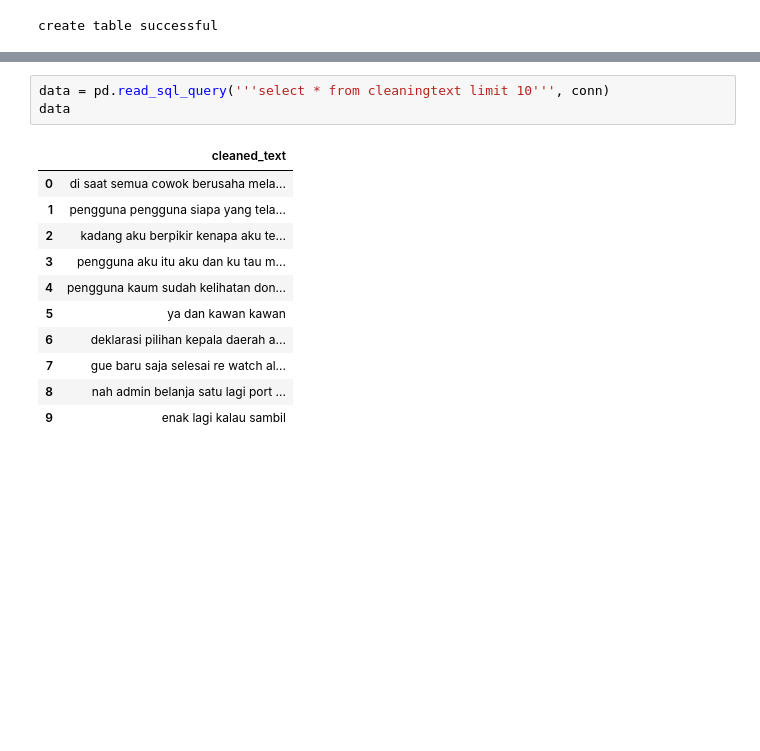
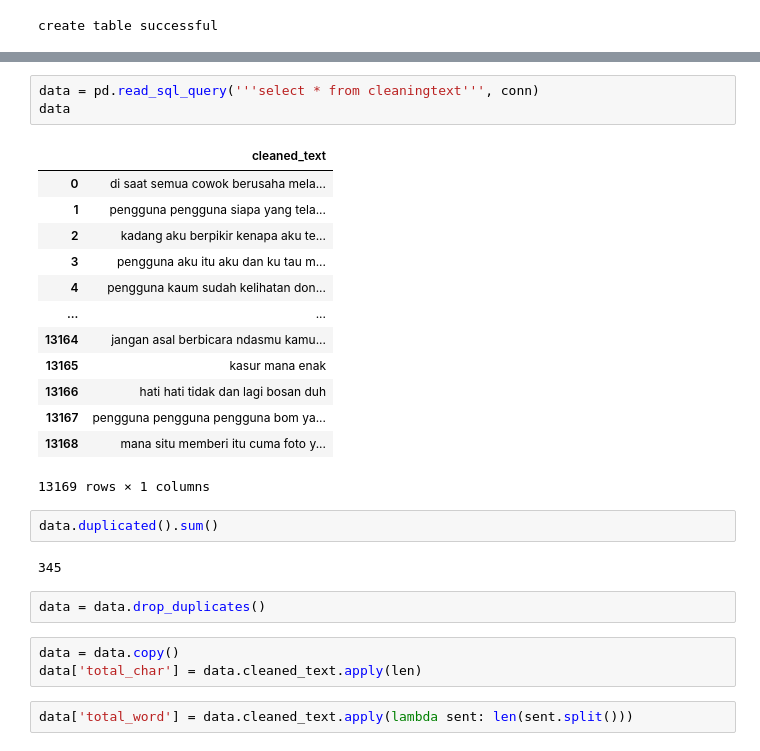
Before and after one commit to biandashf/23001043-15-Bia-Abusive-word-Gold, a Jupyter notebook: challenge-bi-2.ipynb, the cells around one changed output, grey strips where cells are left out. Drawn from its saved outputs; the diff is of its cells as text; blank space fills up the shorter version.

```diff
--- a/challenge-bi-2.ipynb
+++ b/challenge-bi-2.ipynb
@@ -325,17 +354,30 @@ abusive_remove: ['mau', 'konsisten', 'marah', 'tidak', 'bisa', 'aku itu', 'dikas
 abusive_remove: ['kalau', 'sudah', 'masuk', 'lingkaran', 'malam', 'sulit', 'lepas', 'upline', 'jadi', 'komisaris', 'downline', 'yang', 'rugi', 'keahlian', 'hanya', 'tukang', 'tipu', 'adalah', 'begitu' ...
 abusive_remove: ['pengguna', 'bocah', 'pakai', 'baju', 'hitam', 'sekali'
 # %%
-data = pd.read_sql_query('''select * from cleaningtext limit 10''', conn)
+data = pd.read_sql_query('''select * from cleaningtext''', conn)
 data
 # %% [output]
 |  | cleaned_text |
 | 0 | di saat semua cowok berusaha mela... |
 | 1 | pengguna pengguna siapa yang tela... |
 | 2 | kadang aku berpikir kenapa aku te... |
 | 3 | pengguna aku itu aku dan ku tau m... |
 | 4 | pengguna kaum sudah kelihatan don... |
-| 5 | ya dan kawan kawan |
-| 6 | deklarasi pilihan kepala daerah a... |
-| 7 | gue baru saja selesai re watch al... |
-| 8 | nah admin belanja satu lagi port ... |
-| 9 | enak lagi kalau sambil |
+| ... | ... |
+| 13164 | jangan asal berbicara ndasmu kamu... |
+| 13165 | kasur mana enak |
+| 13166 | hati hati tidak dan lagi bosan duh |
+| 13167 | pengguna pengguna pengguna bom ya... |
+| 13168 | mana situ memberi itu cuma foto y... |
+13169 rows × 1 columns
+# %%
+data.duplicated().sum()
+# %% [output]
+345
+# %%
+data = data.drop_duplicates()
+# %%
+data = data.copy()
+data['total_char'] = data.cleaned_text.apply(len)
+# %%
+data['total_word'] = data.cleaned_text.apply(lambda sent: len(sent.split()))
```
Also changed, not shown: parts of 20 cells of this notebook, 5 other files.
